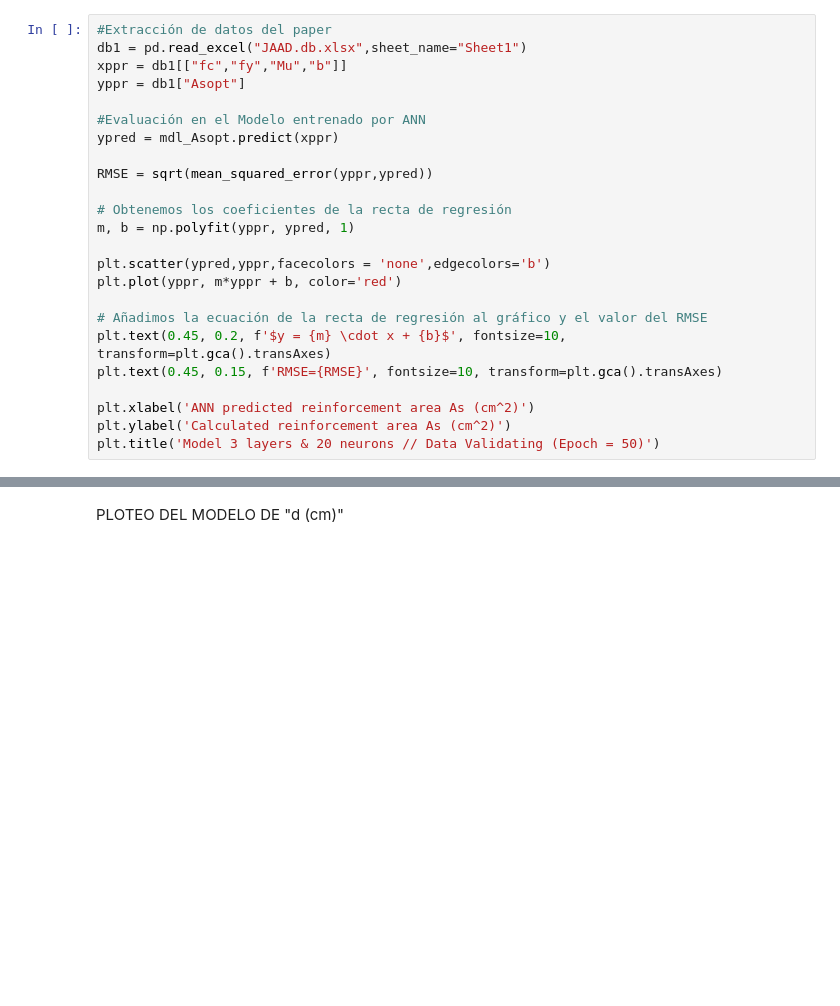
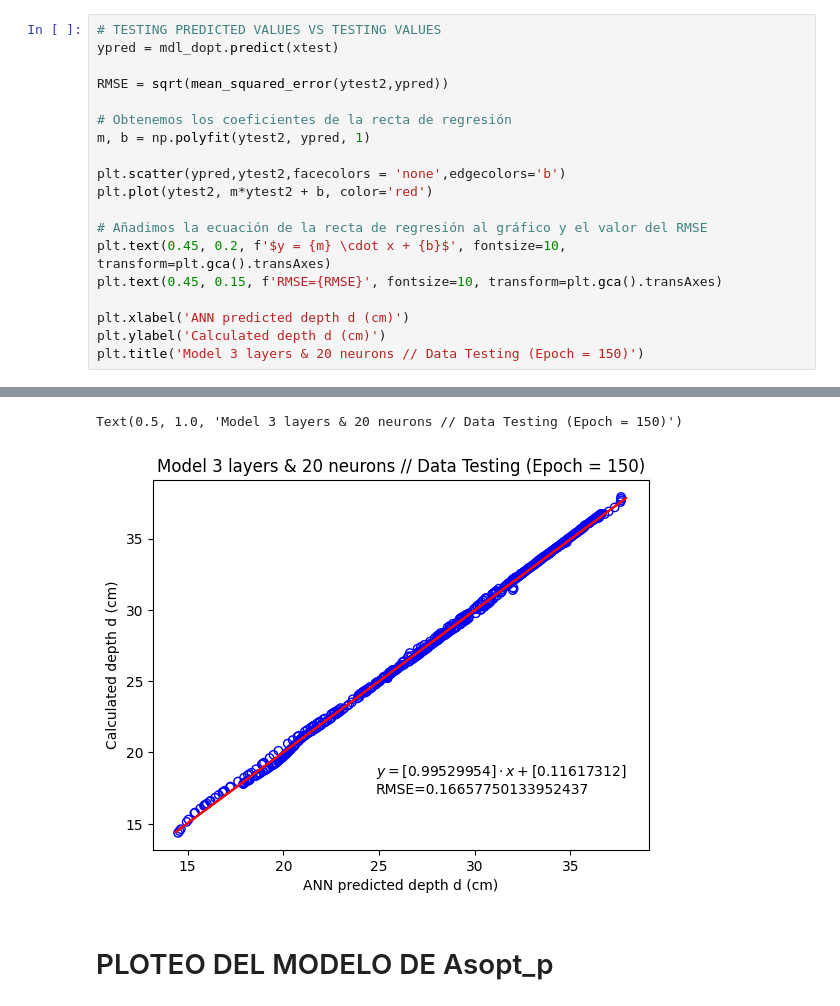
Before and after one commit to orjan3/Automating_Structural_Design_of_a_building_Using_ML_and_APIs, a Jupyter notebook: RedesNeuronales/NeuronalNetworks.ipynb, the cells around one changed output, grey strips where cells are left out. Saved outputs shown, nothing was run; the diff lists cells and outputs as text; blank space fills up the shorter version.

```diff
--- a/RedesNeuronales/NeuronalNetworks.ipynb
+++ b/RedesNeuronales/NeuronalNetworks.ipynb
@@ -119,25 +162,20 @@ Text(0.5, 1.0, 'Model 3 layers & 20 neurons // Data Training (Epoch = 150)')
 # %%
-#Extracción de datos del paper
-db1 = pd.read_excel("JAAD.db.xlsx",sheet_name="Sheet1")
-xppr = db1[["fc","fy","Mu","b"]]
-yppr = db1["Asopt"]
+# TESTING PREDICTED VALUES VS TESTING VALUES
+ypred = mdl_dopt.predict(xtest)
 
-#Evaluación en el Modelo entrenado por ANN
-ypred = mdl_Asopt.predict(xppr)
-
-RMSE = sqrt(mean_squared_error(yppr,ypred))
+RMSE = sqrt(mean_squared_error(ytest2,ypred))
 
 # Obtenemos los coeficientes de la recta de regresión
-m, b = np.polyfit(yppr, ypred, 1)
+m, b = np.polyfit(ytest2, ypred, 1)
 
-plt.scatter(ypred,yppr,facecolors = 'none',edgecolors='b')
-plt.plot(yppr, m*yppr + b, color='red')
+plt.scatter(ypred,ytest2,facecolors = 'none',edgecolors='b')
+plt.plot(ytest2, m*ytest2 + b, color='red')
 
 # Añadimos la ecuación de la recta de regresión al gráfico y el valor del RMSE
 plt.text(0.45, 0.2, f'$y = {m} \cdot x + {b}$', fontsize=10, transform=plt.gca().transAxes)
 plt.text(0.45, 0.15, f'RMSE={RMSE}', fontsize=10, transform=plt.gca().transAxes)
 
-plt.xlabel('ANN predicted reinforcement area As (cm^2)')
-plt.ylabel('Calculated reinforcement area As (cm^2)')
-plt.title('Model 3 layers & 20 neurons // Data Validating (Epoch = 50)')
+plt.xlabel('ANN predicted depth d (cm)')
+plt.ylabel('Calculated depth d (cm)')
+plt.title('Model 3 layers & 20 neurons // Data Testing (Epoch = 150)')
 # %% [output]
@@ -145,3 +183,5 @@ FileNotFoundError: [Errno 2] No such file or directory: 'JAAD.db.xlsx'
+Text(0.5, 1.0, 'Model 3 layers & 20 neurons // Data Testing (Epoch = 150)')
+[figure, added]
 # %% [markdown]
-PLOTEO DEL MODELO DE "d (cm)"
+# PLOTEO DEL MODELO DE Asopt_p
 # %%
```
Also changed, not shown: parts of 12 cells of this notebook.
